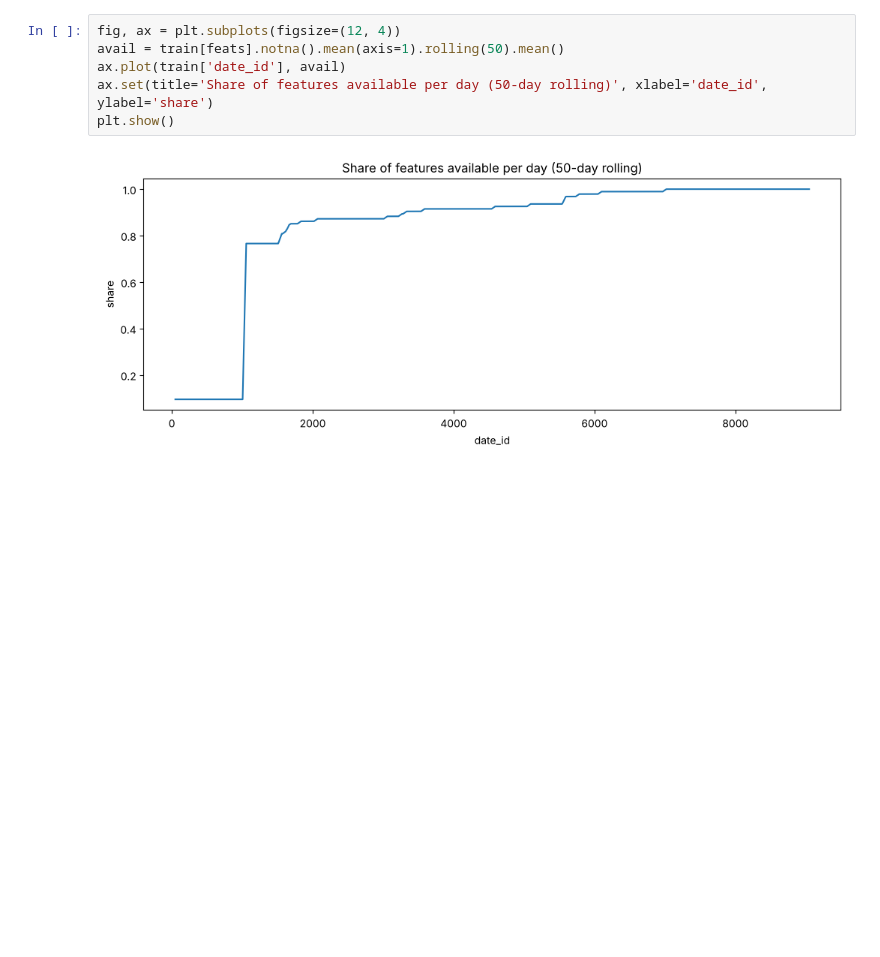
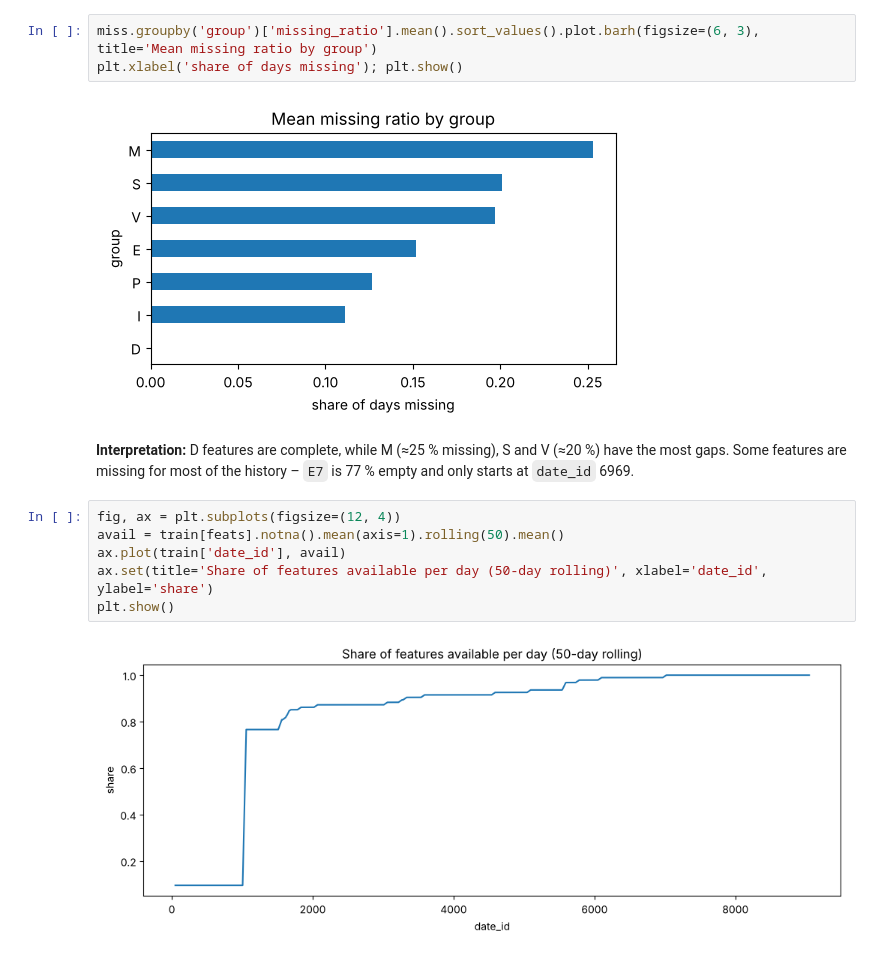
Before and after one commit to Kutay33/GROUP60_CENG313, a Jupyter notebook: assignment1_eda_baseline.ipynb, the cells around one changed output. Saved outputs shown, nothing was run; the diff lists cells and outputs as text; blank space fills up the shorter version.

```diff
--- a/assignment1_eda_baseline.ipynb
+++ b/assignment1_eda_baseline.ipynb
@@ -111,3 +181,11 @@ miss.head(20)
+# %%
+miss.groupby('group')['missing_ratio'].mean().sort_values().plot.barh(figsize=(6, 3), title='Mean missing ratio by group')
+plt.xlabel('share of days missing'); plt.show()
+# %% [output]
+[figure, added]
+# %% [markdown]
+**Interpretation:** D features are complete, while M (≈25 % missing), S and V (≈20 %) have the most gaps.
+Some features are missing for most of the history – `E7` is 77 % empty and only starts at `date_id` 6969.
 # %%
 fig, ax = plt.subplots(figsize=(12, 4))
 avail = train[feats].notna().mean(axis=1).rolling(50).mean()
```
Also changed, not shown: parts of 88 cells of this notebook.
